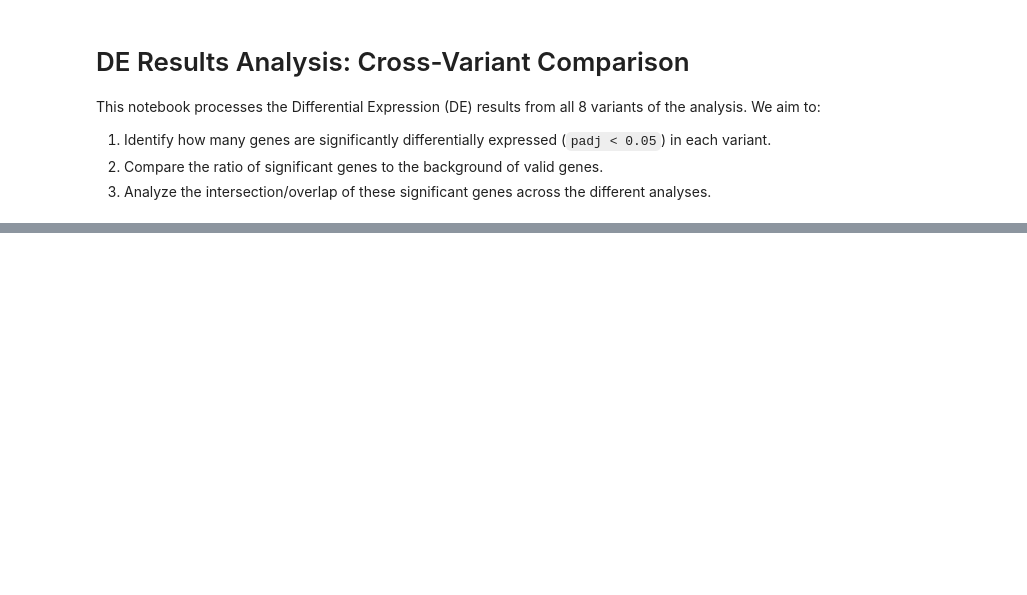
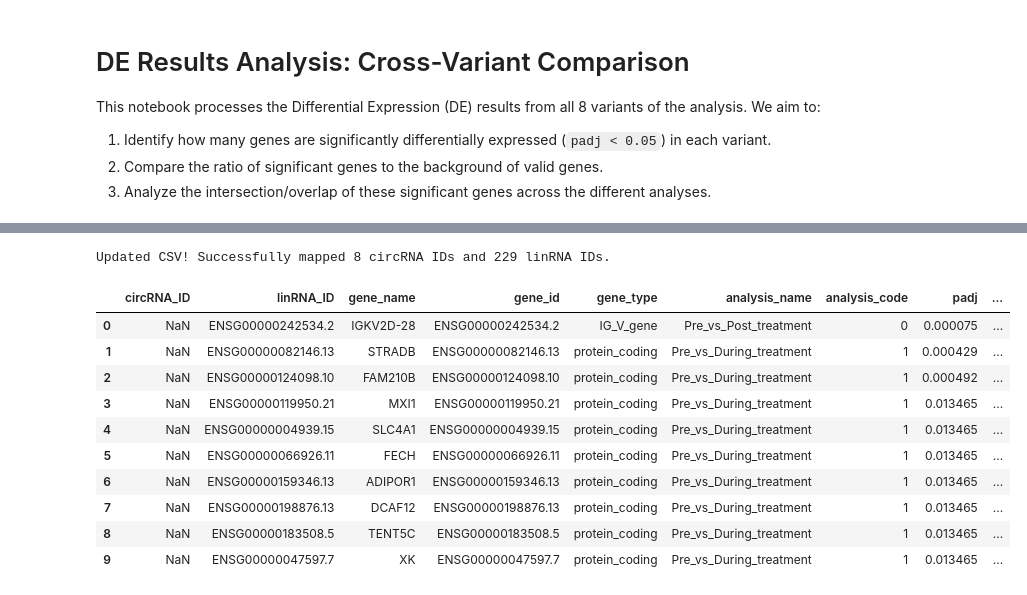
Before and after one commit to neuroneural/circRNA, a Jupyter notebook: docs/01_on_data/02_DE_results_analysis.ipynb, the cells around one changed output, grey strips where cells are left out. Drawn from its saved outputs; the diff is of its cells as text; code cells hidden in the pictures; blank space fills up the shorter version.

```diff
--- a/docs/01_on_data/02_DE_results_analysis.ipynb
+++ b/docs/01_on_data/02_DE_results_analysis.ipynb
@@ -126,0 +143,46 @@ display(master_sig_df.head(10))
+# %%
+import pandas as pd
+import numpy as np
+
+master_csv = '/Users/ppopov1/_circRNA/docs/01_on_data/data/significant_DE_genes.csv'
+# master_df = pd.read_csv(master_csv)
+master_df = master_sig_df
+
+# Load the counts files so we can pull the exact IDs
+circ_df = pd.read_csv('/Users/ppopov1/_circRNA/docs/01_on_data/data/circRNA_counts.csv')
+lin_df = pd.read_csv('/Users/ppopov1/_circRNA/docs/01_on_data/data/linRNA_counts.csv')
+
+# 1. Create a dictionary to map HGNC Gene symbol -> circRNA_id
+circ_map = dict(zip(circ_df['Gene'], circ_df['circRNA_id']))
+
+# 2. Create a set of valid linRNA IDs (to verify they actually survived filtering)
+lin_valid_ids = set(lin_df['gene_id'].dropna())
+
+# Map circRNA_id based on gene_name. If missing, it automatically assigns np.nan
+master_df['circRNA_ID'] = master_df['gene_name'].map(circ_map)
+
+# Map linRNA_ID. It's the same as gene_id, BUT we only assign it if it exists in our filtered matrix!
+master_df['linRNA_ID'] = master_df['gene_id'].apply(lambda x: x if x in lin_valid_ids else np.nan)
+
+# Let's cleanly organize the columns to put these new IDs right at the front
+cols = ['circRNA_ID', 'linRNA_ID'] + [c for c in master_df.columns if c not in ['circRNA_ID', 'linRNA_ID']]
+master_df = master_df[cols]
+
+# Save it back to the exact same file
+master_df.to_csv(master_csv, index=False)
+
+print(f"Updated CSV! Successfully mapped {master_df['circRNA_ID'].notna().sum()} circRNA IDs and {master_df['linRNA_ID'].notna().sum()} linRNA IDs.")
+display(master_df.head(10))
+# %% [output]
+Updated CSV! Successfully mapped 8 circRNA IDs and 229 linRNA IDs.
+|  | circRNA_ID | linRNA_ID | gene_name | gene_id | gene_type | analysis_name | analysis_code | padj | ... |
+| 0 | NaN | ENSG00000242534.2 | IGKV2D-28 | ENSG00000242534.2 | IG_V_gene | Pre_vs_Post_treatment | 0 | 0.000075 | ... |
+| 1 | NaN | ENSG00000082146.13 | STRADB | ENSG00000082146.13 | protein_coding | Pre_vs_During_treatment | 1 | 0.000429 | ... |
+| 2 | NaN | ENSG00000124098.10 | FAM210B | ENSG00000124098.10 | protein_coding | Pre_vs_During_treatment | 1 | 0.000492 | ... |
+| 3 | NaN | ENSG00000119950.21 | MXI1 | ENSG00000119950.21 | protein_coding | Pre_vs_During_treatment | 1 | 0.013465 | ... |
+| 4 | NaN | ENSG00000004939.15 | SLC4A1 | ENSG00000004939.15 | protein_coding | Pre_vs_During_treatment | 1 | 0.013465 | ... |
+| 5 | NaN | ENSG00000066926.11 | FECH | ENSG00000066926.11 | protein_coding | Pre_vs_During_treatment | 1 | 0.013465 | ... |
+| 6 | NaN | ENSG00000159346.13 | ADIPOR1 | ENSG00000159346.13 | protein_coding | Pre_vs_During_treatment | 1 | 0.013465 | ... |
+| 7 | NaN | ENSG00000198876.13 | DCAF12 | ENSG00000198876.13 | protein_coding | Pre_vs_During_treatment | 1 | 0.013465 | ... |
+| 8 | NaN | ENSG00000183508.5 | TENT5C | ENSG00000183508.5 | protein_coding | Pre_vs_During_treatment | 1 | 0.013465 | ... |
+| 9 | NaN | ENSG00000047597.7 | XK | ENSG00000047597.7 | protein_coding | Pre_vs_During_treatment | 1 | 0.013465 | ... |
```
Also changed, not shown: parts of 4 cells of this notebook, 5 other files.
